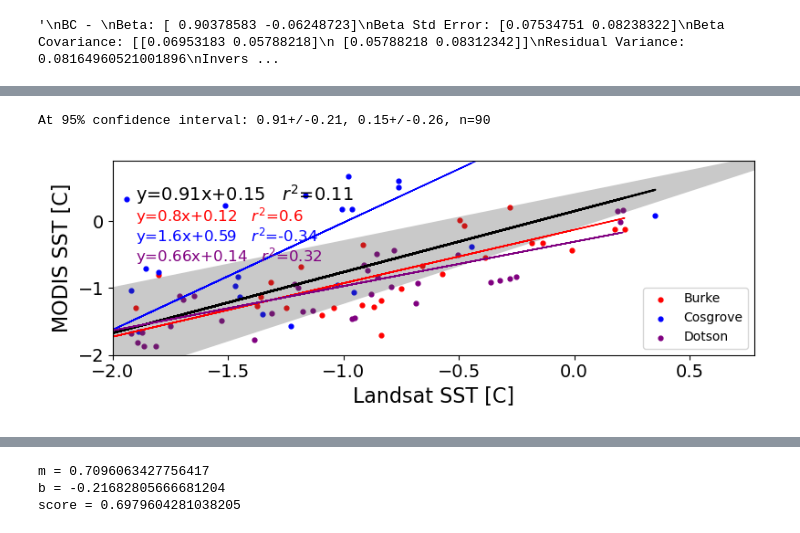
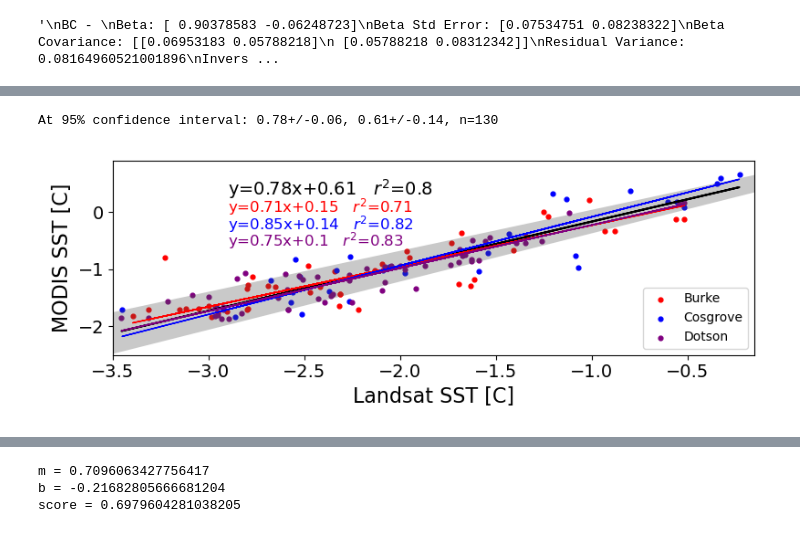
Before and after one commit to tsnow03/Landsat_SST_algorithm, a Jupyter notebook: LandsatCalibration.ipynb, the cells around one changed output, grey strips where cells are left out. Drawn from its saved outputs; the diff is of its cells as text; code cells hidden in the pictures.

Commit message:
run with 3mo linear scaled atm corr data

```diff
--- a/LandsatCalibration.ipynb
+++ b/LandsatCalibration.ipynb
@@ -59,7 +59,7 @@ spacing = [990,-990] # 990m sampling of MODIS data so that upsampling is easy an
 param = 'sea_surface_temperature'
 size_threshold = 30
 
-location = 0             # 0 and 1 are the Cosgrove and Dotson Polynya calibration areas, respectively
+location = 2             # 0 and 1 are the Cosgrove and Dotson Polynya calibration areas, respectively
 surf_temp = 'SST'        # 'SST' and 'LST' are for the Landsat SST and LST algorithms respectively
 
 # Set location bounds
@@ -1101,8 +1069,8 @@ for i in tqdm(range(len(lsatfiles)), desc="Processing"):
     ls_scene = crop_xarray_dataarray_with_polygon(ls_scene, polygon) # crop data to exact bounding box
 
     # if location==3:
-    # Calibrate
-    ls_scene = ls_scene * calib_m + calib_b
+    # # Calibrate
+    # ls_scene = ls_scene * calib_m + calib_b
 
     # # Remove SSTs that are unrealistically cool
     # ls_scene = ls_scene.where(ls_scene >= thresh, np.nan)
@@ -1329,7 +1296,7 @@ Time difference between MODIS and Landsat: 0 days 00:27:44
 # Put data into DataFrame and save
 headers = ['DateTime','MODIS_filename','MODIS_SST','MODIS_pix','L8_filename',f'L8_{surf_temp}','L8_pix','time_dif']
 lsat_mod_df = pd.DataFrame(lsat_mod,columns=headers)
-out_df = basepath / f'Data/MODISvLandsat_{surf_temp}_{dfloc}_20250205_lin'
+out_df = basepath / f'Data/MODISvLandsat_{surf_temp}_{dfloc}_20250205_lin_scale'
 lsat_mod_df.to_pickle(out_df)
 # %%
 print (out_df)
@@ -1655,7 +1622,7 @@ Uses a [RANSAC regression](https://scikit-learn.org/stable/modules/generated/skl
 # %%
 # Read in paired MODIS/Landsat data created above
 surf_temp = 'SST'
-thresh = -2.5
+thresh = -3.25
 mod_sst_thresh = -1.9
 
 # For Cosgrove region
@@ -1664,7 +1631,7 @@ if surf_temp=='LST':
     df1 = pd.read_pickle(out_df)
     lsat_mod_df_C = df1
 else:
-    out_df = '/home/jovyan/Landsat_SST_algorithm/Data/MODISvLandsat_SST_Cosgrove_20250205' #20240303
+    out_df = '/home/jovyan/Landsat_SST_algorithm/Data/MODISvLandsat_SST_Cosgrove_20250205_lin_scale' #20240303
     # out_df = '/home/jovyan/Landsat_SST_algorithm/Data/MODISvLandsat_SST_Cosgrove_thresh_20241128' #20240303
     df1 = pd.read_pickle(out_df)
     # out_df = '/home/jovyan/Landsat_SST_algorithm/Data/MODISvLandsat_SST_Cosgrove_20250205_2'
@@ -1684,7 +1651,7 @@ if surf_temp=='LST':
     df5 = pd.read_pickle(out_df)
     lsat_mod_df_D = df5
 else:
-    out_df = '/home/jovyan/Landsat_SST_algorithm/Data/MODISvLandsat_SST_Dotson_20241128' #20240303_1 & _2
+    out_df = '/home/jovyan/Landsat_SST_algorithm/Data/MODISvLandsat_SST_Dotson_20250205_lin_scale' #20240303_1 & _2
     # out_df = '/home/jovyan/Landsat_SST_algorithm/Data/MODISvLandsat_SST_Dotson_thresh_20241128'
     df5 = pd.read_pickle(out_df)
     lsat_mod_df_D = df5
@@ -1703,13 +1670,13 @@ if surf_temp=='LST':
     # df9 = pd.read_pickle(out_df)
     # lsat_mod_df_B = df9
 else:
-    out_df = '/home/jovyan/Landsat_SST_algorithm/Data/MODISvLandsat_SST_Burke_20241128'
+    out_df = '/home/jovyan/Landsat_SST_algorithm/Data/MODISvLandsat_SST_Burke_20250205_lin_scale'
     # out_df = '/home/jovyan/Landsat_SST_algorithm/Data/MODISvLandsat_SST_Burke_thresh_20241128'
     df9 = pd.read_pickle(out_df)
-    out_df = '/home/jovyan/Landsat_SST_algorithm/Data/MODISvLandsat_SST_Burke_20241128_2'
-    df10 = pd.read_pickle(out_df)
-    lsat_mod_df_B = pd.concat([df9,df10])
-    # lsat_mod_df_B = df9
+    # out_df = '/home/jovyan/Landsat_SST_algorithm/Data/MODISvLandsat_SST_Burke_20241128_2'
+    # df10 = pd.read_pickle(out_df)
+    # lsat_mod_df_B = pd.concat([df9,df10])
+    lsat_mod_df_B = df9
 
     # lsat_mod_df_n = lsat_mod_df_B
     lsat_mod_df_B = lsat_mod_df_B[lsat_mod_df_B['MODIS_SST']>=mod_sst_thresh]
@@ -2070,43 +2037,41 @@ d2 = np.around(odr_results['Dotson']['beta_err'][1],2)
 d3 = np.around(odr_results['Dotson']['R2'],2)
 print(f'At 95% confidence interval: {a1}+/-{a2}, {a3}+/-{a4}, n={a5}')
 xfill = np.array([-4.3,0.9])
 
 
 fig, ax = plt.subplots(figsize=(8, 3))
 ax.tick_params(labelsize=14)
 
 plt.scatter(np.array(lsat_mod_df_B[f'L8_{surf_temp}']), np.array(lsat_mod_df_B['MODIS_SST']), s=12,color='r', label='Burke')
 plt.scatter(np.array(lsat_mod_df_C[f'L8_{surf_temp}']), np.array(lsat_mod_df_C['MODIS_SST']), s=12,color='b', label='Cosgrove')
 plt.scatter(np.array(lsat_mod_df_D[f'L8_{surf_temp}']), np.array(lsat_mod_df_D['MODIS_SST']), s=12,color='purple', label='Dotson')
 
 plt.plot(odr_results['Combined']['x_original'], odr_results['Combined']['y_pred'], color='k')
 plt.fill_between(xfill, linear_model(beta_bdn, xfill), linear_model(beta_mup, xfill),alpha=0.3, facecolor='0.3')
 plt.plot(odr_results['Burke']['x_original'], odr_results['Burke']['y_pred'], ls='-',linewidth=1,color='r')
 plt.plot(odr_results['Cosgrove']['x_original'], odr_results['Cosgrove']['y_pred'], ls='-',linewidth=1,color='b')
 plt.plot(odr_results['Dotson']['x_original'], odr_results['Dotson']['y_pred'], ls='-',linewidth=1,color='purple')
 
 if surf_temp=='LST':
     plt.text(-2.25,-0.2,f'y={a1}x+{a3}   $r^2$={a6}',color='k',fontsize=14)
     plt.text(-2.25,-0.2,f'y={c1}x+{c2}   $r^2$={c3}',color='b',fontsize=12)
     plt.text(-2.25,-0.2,f'y={d1}x+{d2}   $r^2$={d3}',color='purple',fontsize=12)
     plt.xlim([-2.5,-1.4])
     plt.ylim([-2.05,0.0])
 else:
-    plt.text(-1.9,0.3,f'y={a1}x+{a3}   $r^2$={a6}',color='k',fontsize=14)
-    plt.text(-1.9,0.0,f'y={b1}x+{b2}   $r^2$={b3}',color='r',fontsize=12)
-    plt.text(-1.9,-0.3,f'y={c1}x+{c2}   $r^2$={c3}',color='b',fontsize=12)
-    plt.text(-1.9,-0.6,f'y={d1}x+{d2}   $r^2$={d3}',color='purple',fontsize=12)
-    plt.xlim([-2.0,0.78])
-    plt.ylim([-2.0,0.9])
-    # plt.xlim([-4.0,2])
-    # plt.ylim([-4.0,2])
+    plt.text(-2.9,0.3,f'y={a1}x+{a3}   $r^2$={a6}',color='k',fontsize=14)
+    plt.text(-2.9,0.0,f'y={b1}x+{b2}   $r^2$={b3}',color='r',fontsize=12)
+    plt.text(-2.9,-0.3,f'y={c1}x+{c2}   $r^2$={c3}',color='b',fontsize=12)
+    plt.text(-2.9,-0.6,f'y={d1}x+{d2}   $r^2$={d3}',color='purple',fontsize=12)
+    plt.xlim([-3.5,-0.15])
+    plt.ylim([-2.5,0.9])
 plt.xlabel('Landsat SST [C]',fontsize=16)
 plt.ylabel('MODIS SST [C]',fontsize=16)
 plt.legend(loc='lower right',fontsize=10)
 plt.tight_layout()
 # %% [output]
-At 95% confidence interval: 0.91+/-0.21, 0.15+/-0.26, n=90
+At 95% confidence interval: 0.78+/-0.06, 0.61+/-0.14, n=130
-[figure, old version]
+[figure, new version]
 # %%
 # Ordinary least squares regression between Landsat and MODIS SST matchups
 resultC = sm.ols(formula="MODIS_SST ~ L8_SST", data=data0).fit()
```
Also changed, not shown: parts of 11 cells of this notebook.
